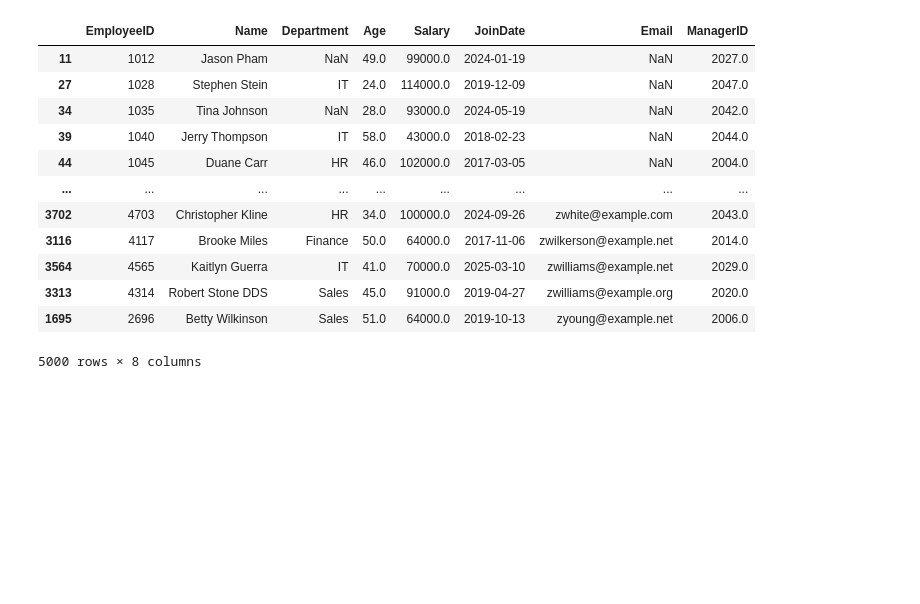
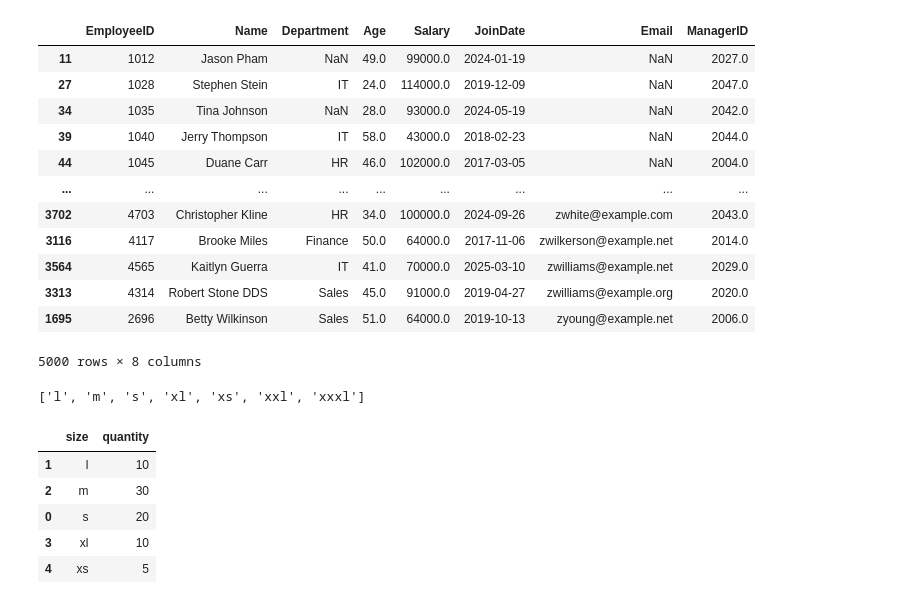
Before and after one commit to jxsrma/NSTI-Indore-25-26, a Jupyter notebook: Data Science/Pandas.ipynb, the cells around one changed output. Drawn from its saved outputs; the diff is of its cells as text; code cells hidden in the pictures; blank space fills up the shorter version.

```diff
--- a/Data Science/Pandas.ipynb
+++ b/Data Science/Pandas.ipynb
@@ -342,3 +342,25 @@ employee.sort_values('Email',na_position='first')
 | 3313 | 4314 | Robert Stone DDS | Sales | 45.0 | 91000.0 | 2019-04-27 | zwilliams@example.org | 2020.0 |
 | 1695 | 2696 | Betty Wilkinson | Sales | 51.0 | 64000.0 | 2019-10-13 | zyoung@example.net | 2006.0 |
 5000 rows × 8 columns
+# %%
+from pandas.api.types import CategoricalDtype
+size = ['xs','s','m','l','xl','xxl','xxxl']
+size_dtype = CategoricalDtype(categories=size,ordered=True)
+print(sorted(size))
+# %% [output]
+['l', 'm', 's', 'xl', 'xs', 'xxl', 'xxxl']
+# %%
+clothsize = {
+    'size': ['s','l','m','xl','xs'],
+    'quantity': [20,10,30,10,5]
+}
+
+dfShirt = pd.DataFrame(clothsize)
+dfShirt.sort_values(by='size')
+# %% [output]
+|  | size | quantity |
+| 1 | l | 10 |
+| 2 | m | 30 |
+| 0 | s | 20 |
+| 3 | xl | 10 |
+| 4 | xs | 5 |
```
Also changed, not shown: parts of 20 cells of this notebook, 3 other files.
